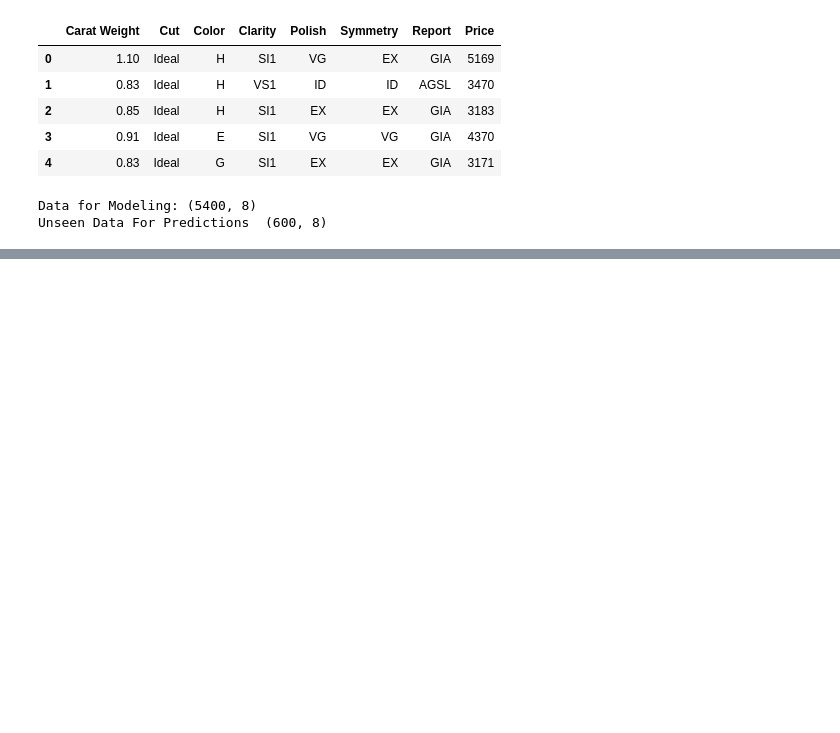
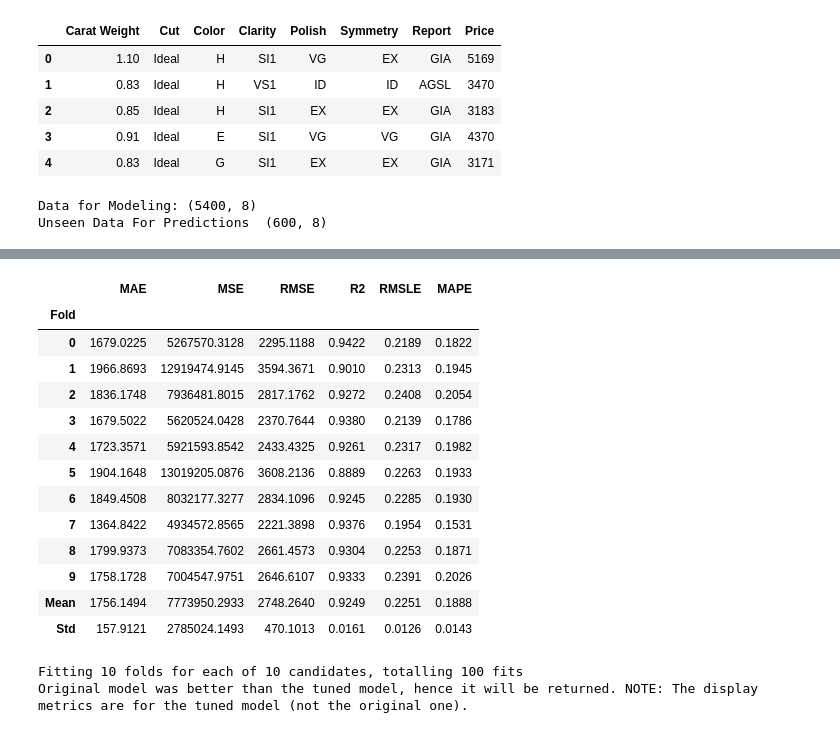
Before and after one commit to vimalpillai21/pycaret-prc, a Jupyter notebook: regression.ipynb, the cells around one changed output, grey strips where cells are left out. Saved outputs shown, nothing was run; the diff lists cells and outputs as text; code cells hidden in the pictures; blank space fills up the shorter version.

```diff
--- a/regression.ipynb
+++ b/regression.ipynb
@@ -59,0 +81,3 @@ exp_reg102 = setup(data=data, target="Price",
+# %%
+tuned_best = tune_model(best_model)
+# %% [output]
@@ -59,0 +85,16 @@ exp_reg102 = setup(data=data, target="Price",
+|  | MAE | MSE | RMSE | R2 | RMSLE | MAPE |
+| Fold |  |  |  |  |  |  |
+| 0 | 1679.0225 | 5267570.3128 | 2295.1188 | 0.9422 | 0.2189 | 0.1822 |
+| 1 | 1966.8693 | 12919474.9145 | 3594.3671 | 0.9010 | 0.2313 | 0.1945 |
+| 2 | 1836.1748 | 7936481.8015 | 2817.1762 | 0.9272 | 0.2408 | 0.2054 |
+| 3 | 1679.5022 | 5620524.0428 | 2370.7644 | 0.9380 | 0.2139 | 0.1786 |
+| 4 | 1723.3571 | 5921593.8542 | 2433.4325 | 0.9261 | 0.2317 | 0.1982 |
+| 5 | 1904.1648 | 13019205.0876 | 3608.2136 | 0.8889 | 0.2263 | 0.1933 |
+| 6 | 1849.4508 | 8032177.3277 | 2834.1096 | 0.9245 | 0.2285 | 0.1930 |
+| 7 | 1364.8422 | 4934572.8565 | 2221.3898 | 0.9376 | 0.1954 | 0.1531 |
+| 8 | 1799.9373 | 7083354.7602 | 2661.4573 | 0.9304 | 0.2253 | 0.1871 |
+| 9 | 1758.1728 | 7004547.9751 | 2646.6107 | 0.9333 | 0.2391 | 0.2026 |
+| Mean | 1756.1494 | 7773950.2933 | 2748.2640 | 0.9249 | 0.2251 | 0.1888 |
+| Std | 157.9121 | 2785024.1493 | 470.1013 | 0.0161 | 0.0126 | 0.0143 |
+Fitting 10 folds for each of 10 candidates, totalling 100 fits
+Original model was better than the tuned model, hence it will be returned. NOTE: The display metrics are for the tuned model (not the original one).
```
Also changed, not shown: parts of 16 cells of this notebook.
